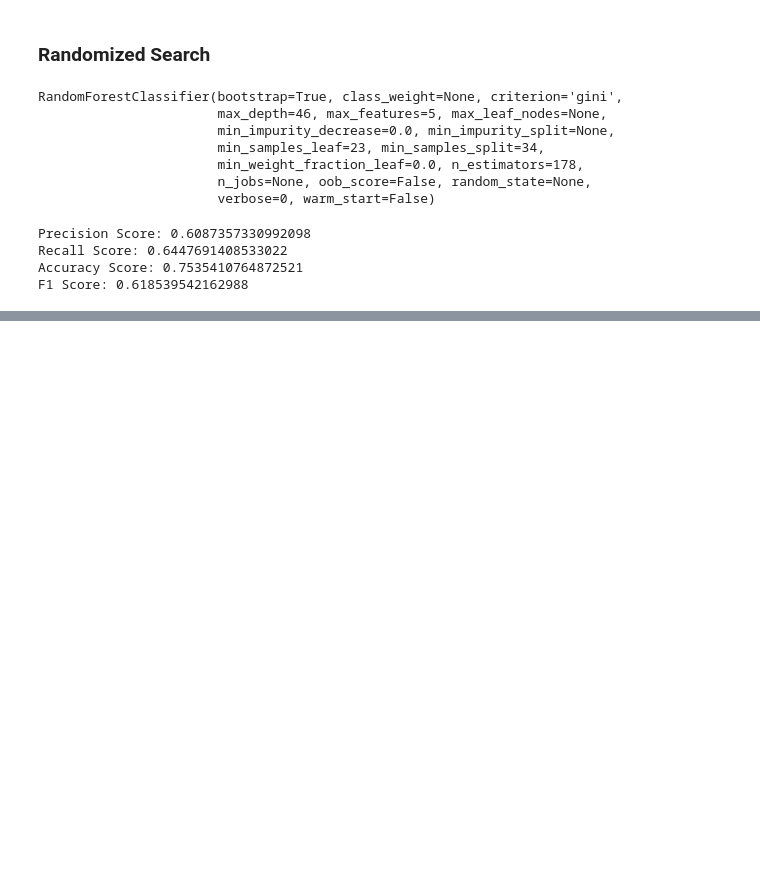
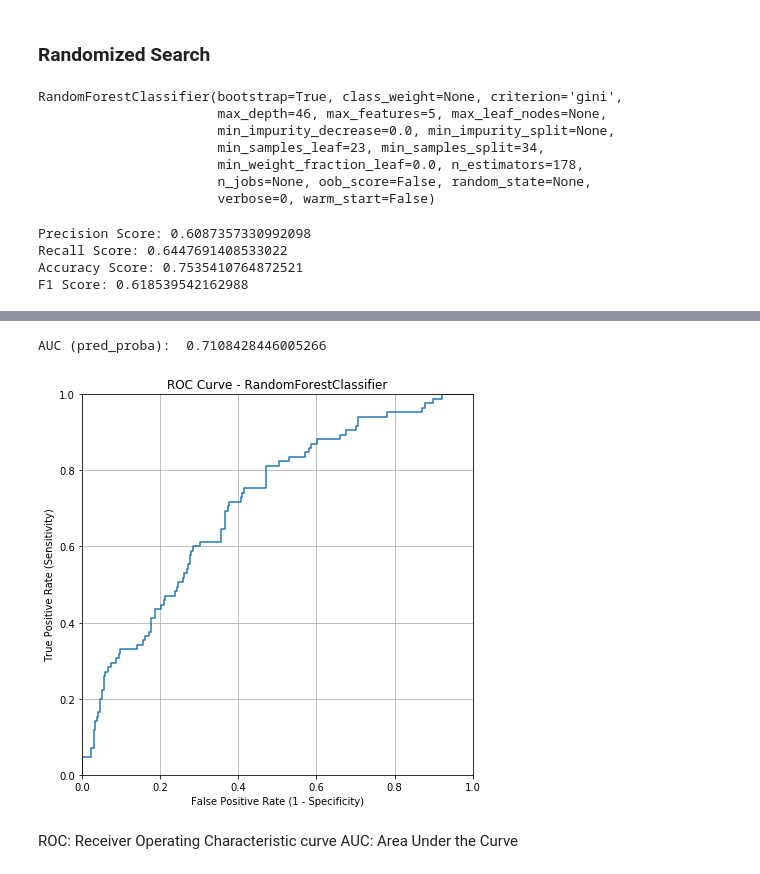
Before and after one commit to nabilabbas250/Spotify-Speechiness, a Jupyter notebook: Running Models.ipynb, the cells around one changed output, grey strips where cells are left out. Cells and saved outputs as stored; diff of their text form; code cells hidden in the pictures; blank space fills up the shorter version.

```diff
--- a/Running Models.ipynb
+++ b/Running Models.ipynb
@@ -185,6 +185,21 @@ grid_params = {'n_neighbors': list(range(1,15)),
 gs = GridSearchCV(clf, grid_params, cv=10)
 
 gs_results = gs.fit(X_train_scaled, y_train_resampled)
+# %%
+grid_params = {'n_neighbors': list(range(1,15)),
+               'weights': ['uniform', 'distance'],
+               'p' :[1,2]}
+
+gs = GridSearchCV(clf, grid_params, cv=10)
+
+gs_results = gs.fit(X_train_scaled, y_train_resampled)
+
+clf_knn = gs_results.best_estimator_
+clf_knn.fit(X_train_scaled, y_train_resampled)
+
+gs_knn_test = clf_knn.predict(X_test_scaled)
+
+print_metrics(gs_knn_test, y_test)
 # %%
 clf_knn = gs_results.best_estimator_
 clf_knn.fit(X_train_scaled, y_train_resampled)
@@ -368,0 +614,8 @@ F1 Score: 0.618539542162988
+# %%
+ROC_func(clf_rf_actual, X_test_scaled, y_test)
+# %% [output]
+AUC (pred_proba):  0.7108428446005266
+[figure, added]
+# %% [markdown]
+ROC: Receiver Operating Characteristic curve
+AUC: Area Under the Curve
```
Also changed, not shown: parts of 30 cells of this notebook, 1 other file.
